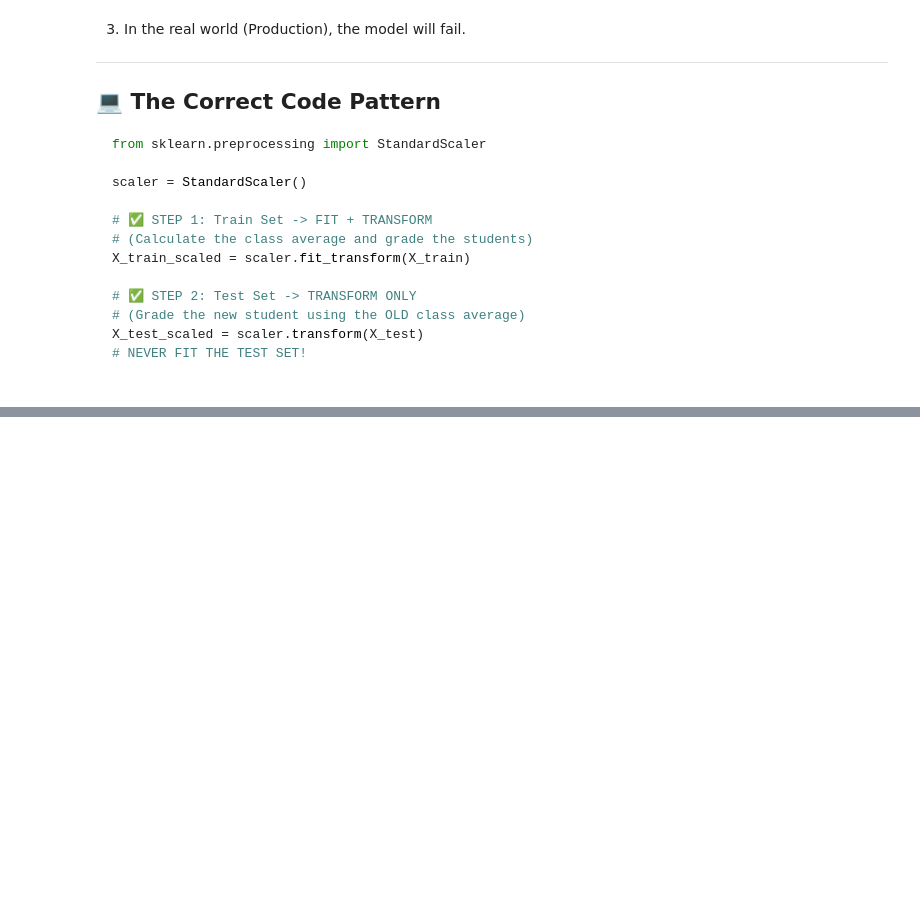
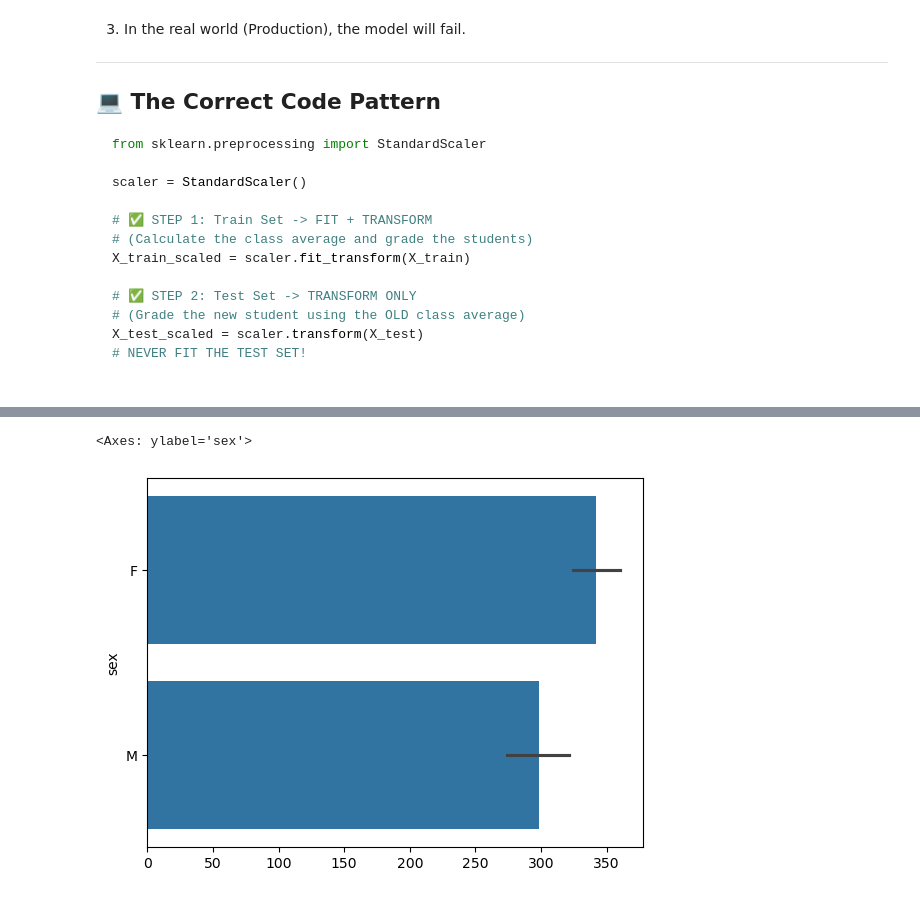
Before and after one commit to alyboii/at-lKurs, a Jupyter notebook: StudentPerformanceRegression/StudentPerformanceRegression.ipynb, the cells around one changed output, grey strips where cells are left out. Drawn from its saved outputs; the diff is of its cells as text; code cells hidden in the pictures; blank space fills up the shorter version.

```diff
--- a/StudentPerformanceRegression/StudentPerformanceRegression.ipynb
+++ b/StudentPerformanceRegression/StudentPerformanceRegression.ipynb
@@ -167,0 +199,5 @@ plt.show()
+# %%
+sns.barplot(data=df["sex"])
+# %% [output]
+<Axes: ylabel='sex'>
+[figure, added]
```
Also changed, not shown: parts of 40 cells of this notebook.
